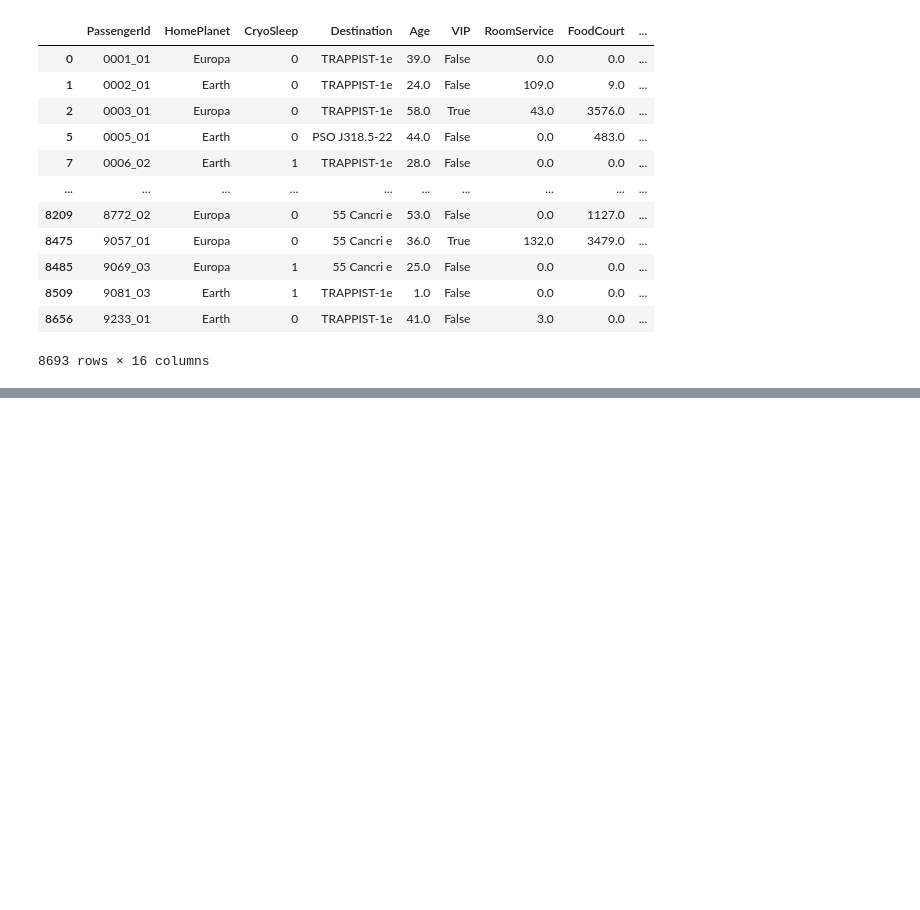
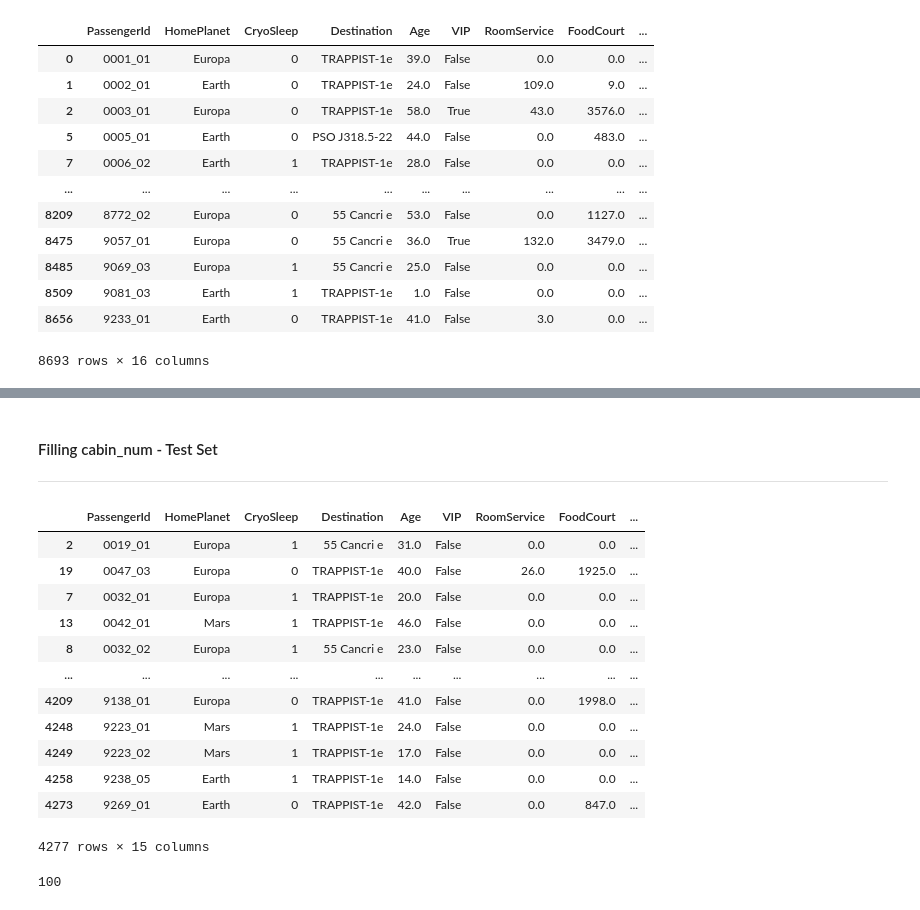
Before and after one commit to plamensve/ML_FINAL_PROJECT, a Jupyter notebook: notebooks/02.preprocessing.ipynb, the cells around one changed output, grey strips where cells are left out. Saved outputs shown, nothing was run; the diff lists cells and outputs as text; code cells hidden in the pictures; blank space fills up the shorter version.

```diff
--- a/notebooks/02.preprocessing.ipynb
+++ b/notebooks/02.preprocessing.ipynb
@@ -954,0 +973,24 @@ training_set.groupby('HomePlanet')['cabin_num'].agg(['min', 'max']).sort_values(
+# %% [markdown]
+#### Filling cabin_num - Test Set
+
+---
+# %%
+test_set.sort_values('cabin_num')
+# %% [output]
+|  | PassengerId | HomePlanet | CryoSleep | Destination | Age | VIP | RoomService | FoodCourt | ... |
+| 2 | 0019_01 | Europa | 1 | 55 Cancri e | 31.0 | False | 0.0 | 0.0 | ... |
+| 19 | 0047_03 | Europa | 0 | TRAPPIST-1e | 40.0 | False | 26.0 | 1925.0 | ... |
+| 7 | 0032_01 | Europa | 1 | TRAPPIST-1e | 20.0 | False | 0.0 | 0.0 | ... |
+| 13 | 0042_01 | Mars | 1 | TRAPPIST-1e | 46.0 | False | 0.0 | 0.0 | ... |
+| 8 | 0032_02 | Europa | 1 | 55 Cancri e | 23.0 | False | 0.0 | 0.0 | ... |
+| ... | ... | ... | ... | ... | ... | ... | ... | ... | ... |
+| 4209 | 9138_01 | Europa | 0 | TRAPPIST-1e | 41.0 | False | 0.0 | 1998.0 | ... |
+| 4248 | 9223_01 | Mars | 1 | TRAPPIST-1e | 24.0 | False | 0.0 | 0.0 | ... |
+| 4249 | 9223_02 | Mars | 1 | TRAPPIST-1e | 17.0 | False | 0.0 | 0.0 | ... |
+| 4258 | 9238_05 | Earth | 1 | TRAPPIST-1e | 14.0 | False | 0.0 | 0.0 | ... |
+| 4273 | 9269_01 | Earth | 0 | TRAPPIST-1e | 42.0 | False | 0.0 | 847.0 | ... |
+4277 rows × 15 columns
+# %%
+len(test_set[test_set['cabin_num'].isna()])
+# %% [output]
+100
```
Also changed, not shown: parts of 52 cells of this notebook.
